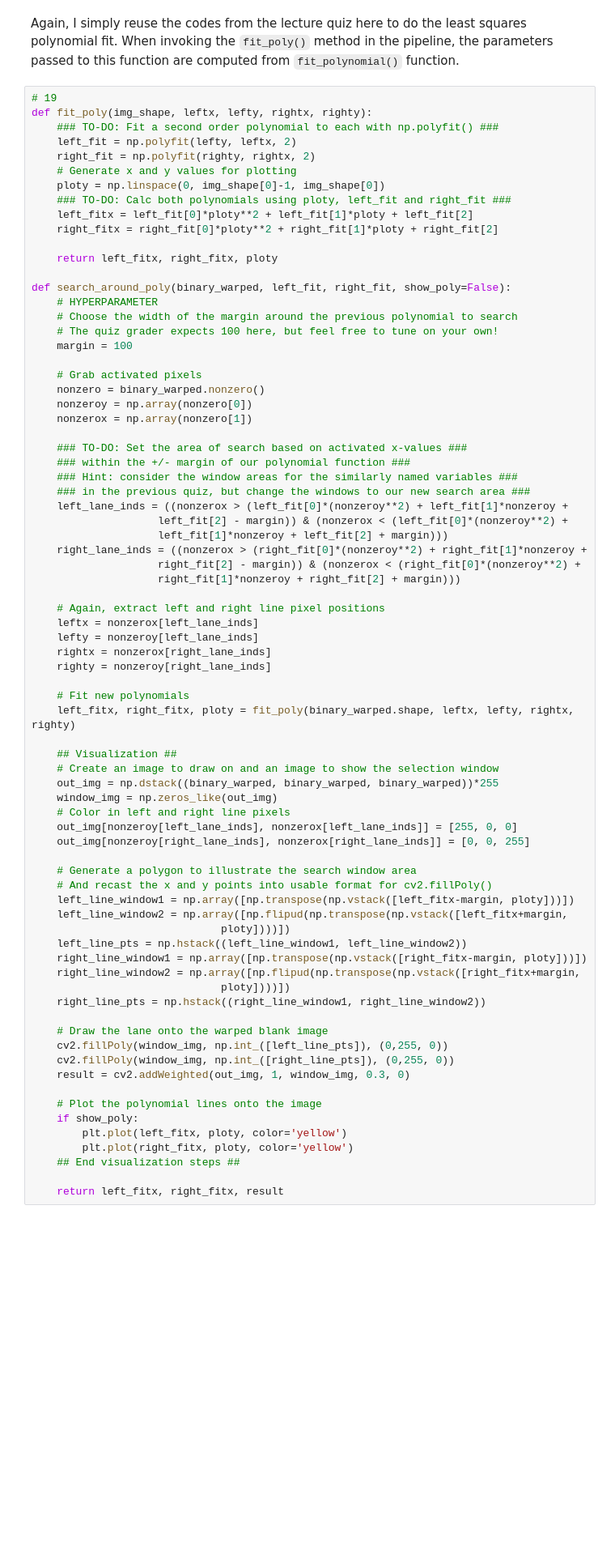
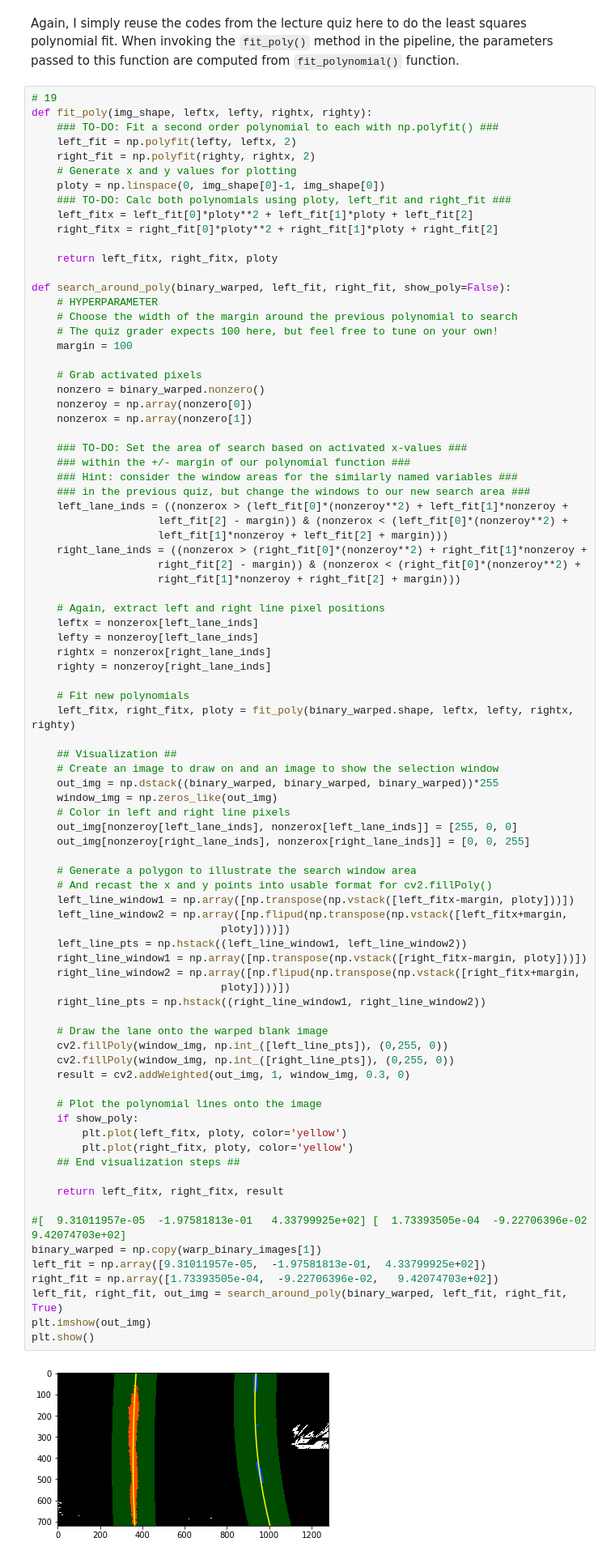
Before and after one commit to ysonggit/CarND-Advanced-Lane-Lines, a Jupyter notebook: P2.ipynb, the cells around one changed output. Shown at 81% size. Cells and saved outputs as stored; diff of their text form; blank space fills up the shorter version.

```diff
--- a/P2.ipynb
+++ b/P2.ipynb
@@ -633,33 +633,43 @@ def search_around_poly(binary_warped, left_fit, right_fit, show_poly=False):
     # Create an image to draw on and an image to show the selection window
     out_img = np.dstack((binary_warped, binary_warped, binary_warped))*255
     window_img = np.zeros_like(out_img)
     # Color in left and right line pixels
     out_img[nonzeroy[left_lane_inds], nonzerox[left_lane_inds]] = [255, 0, 0]
     out_img[nonzeroy[right_lane_inds], nonzerox[right_lane_inds]] = [0, 0, 255]
 
     # Generate a polygon to illustrate the search window area
     # And recast the x and y points into usable format for cv2.fillPoly()
     left_line_window1 = np.array([np.transpose(np.vstack([left_fitx-margin, ploty]))])
     left_line_window2 = np.array([np.flipud(np.transpose(np.vstack([left_fitx+margin,
                               ploty])))])
     left_line_pts = np.hstack((left_line_window1, left_line_window2))
     right_line_window1 = np.array([np.transpose(np.vstack([right_fitx-margin, ploty]))])
     right_line_window2 = np.array([np.flipud(np.transpose(np.vstack([right_fitx+margin,
                               ploty])))])
     right_line_pts = np.hstack((right_line_window1, right_line_window2))
 
     # Draw the lane onto the warped blank image
     cv2.fillPoly(window_img, np.int_([left_line_pts]), (0,255, 0))
     cv2.fillPoly(window_img, np.int_([right_line_pts]), (0,255, 0))
     result = cv2.addWeighted(out_img, 1, window_img, 0.3, 0)
 
     # Plot the polynomial lines onto the image
     if show_poly:
         plt.plot(left_fitx, ploty, color='yellow')
         plt.plot(right_fitx, ploty, color='yellow')
     ## End visualization steps ##
 
     return left_fitx, right_fitx, result
+
+#[  9.31011957e-05  -1.97581813e-01   4.33799925e+02] [  1.73393505e-04  -9.22706396e-02   9.42074703e+02]
+binary_warped = np.copy(warp_binary_images[1])
+left_fit = np.array([9.31011957e-05,  -1.97581813e-01,  4.33799925e+02])
+right_fit = np.array([1.73393505e-04,  -9.22706396e-02,   9.42074703e+02])
+left_fit, right_fit, out_img = search_around_poly(binary_warped, left_fit, right_fit, True)
+plt.imshow(out_img)
+plt.show()
+# %% [output]
+[figure, added]
 # %% [markdown]
 ## 6. Determine the Curvature of the Lane and Vehicle Offset.
 
```
Also changed, not shown: 2 other files.
